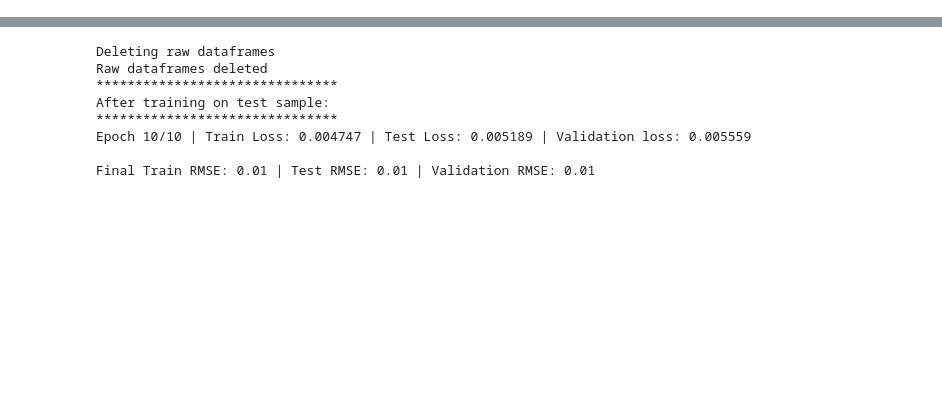
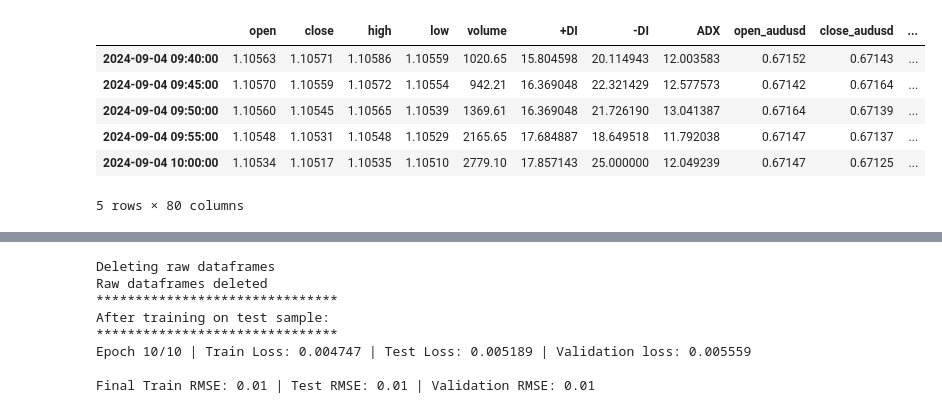
Before and after one commit to maratgaliulin/python_algo_ai, a Jupyter notebook: test.ipynb, the cells around one changed output, grey strips where cells are left out. Saved outputs shown, nothing was run; the diff lists cells and outputs as text; code cells hidden in the pictures; blank space fills up the shorter version.

```diff
--- a/test.ipynb
+++ b/test.ipynb
@@ -27,3 +51,13 @@ df_joined_train, df_joined_test, df_joined_val = make_single_df_from_bid_ask(
+# %%
+df_joined_val.head()
+# %% [output]
+|  | open | close | high | low | volume | +DI | -DI | ADX | open_audusd | close_audusd | ... |
+| 2024-09-04 09:40:00 | 1.10563 | 1.10571 | 1.10586 | 1.10559 | 1020.65 | 15.804598 | 20.114943 | 12.003583 | 0.67152 | 0.67143 | ... |
+| 2024-09-04 09:45:00 | 1.10570 | 1.10559 | 1.10572 | 1.10554 | 942.21 | 16.369048 | 22.321429 | 12.577573 | 0.67142 | 0.67164 | ... |
+| 2024-09-04 09:50:00 | 1.10560 | 1.10545 | 1.10565 | 1.10539 | 1369.61 | 16.369048 | 21.726190 | 13.041387 | 0.67164 | 0.67139 | ... |
+| 2024-09-04 09:55:00 | 1.10548 | 1.10531 | 1.10548 | 1.10529 | 2165.65 | 17.684887 | 18.649518 | 11.792038 | 0.67147 | 0.67137 | ... |
+| 2024-09-04 10:00:00 | 1.10534 | 1.10517 | 1.10535 | 1.10510 | 2779.10 | 17.857143 | 25.000000 | 12.049239 | 0.67147 | 0.67125 | ... |
+5 rows × 80 columns
 # %%
 print(len(df_joined_train), len(df_joined_test), len(df_joined_val))
 # %% [output]
```
Also changed, not shown: parts of 5 cells of this notebook, 3 other files.
